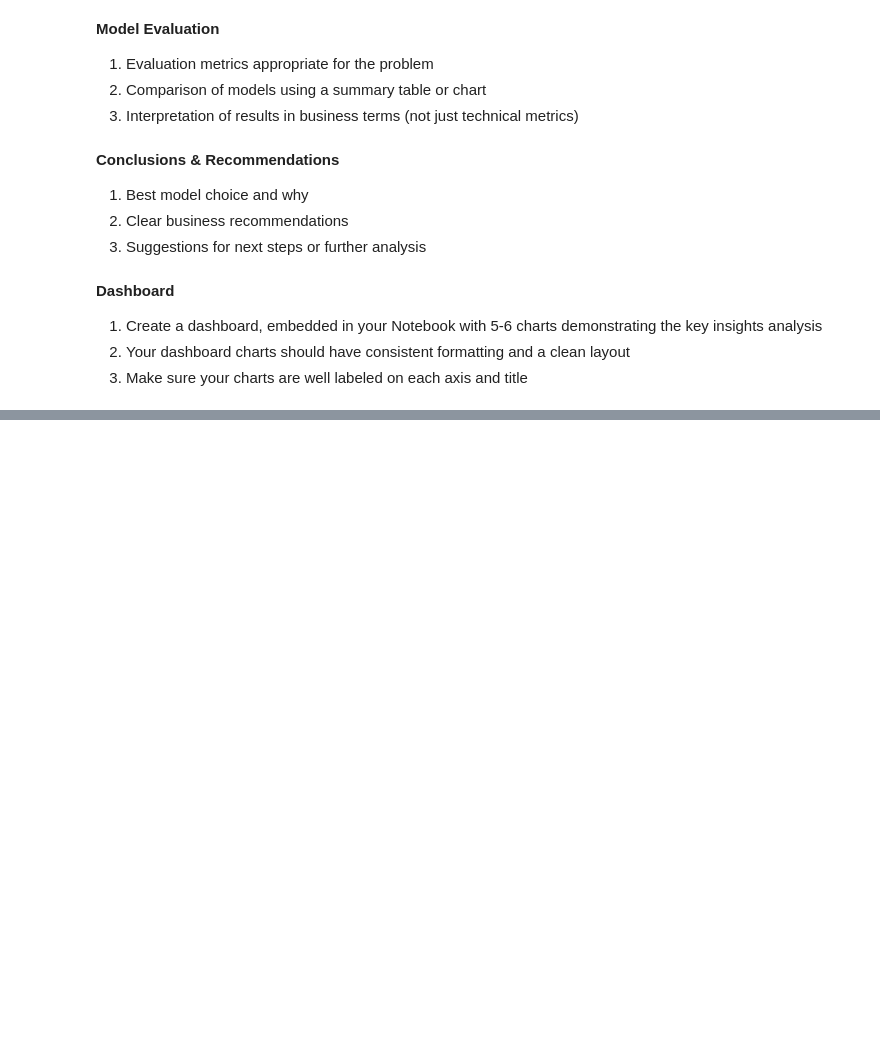
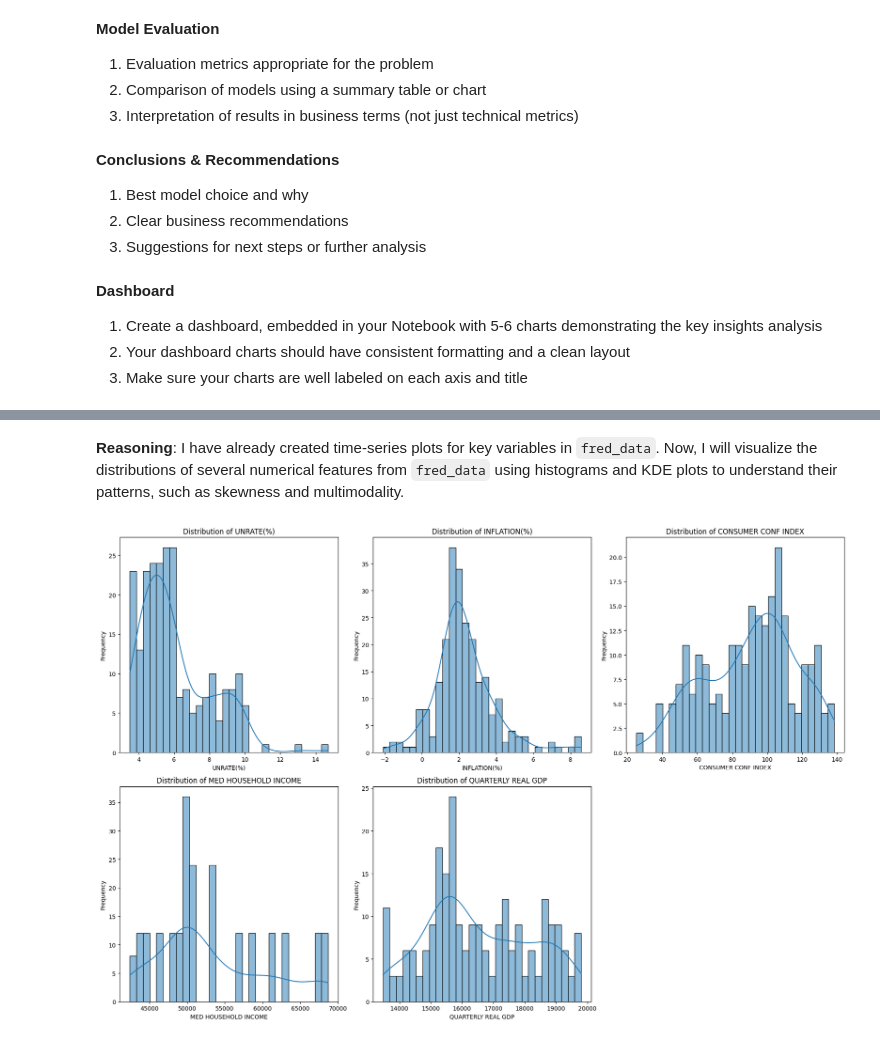
Before and after one commit to brysonchristensen/IS-4487, a Jupyter notebook: IS_4487_Group_Project_Notebook_1.2.ipynb, the cells around one changed output, grey strips where cells are left out. Cells and saved outputs as stored; diff of their text form; code cells hidden in the pictures; blank space fills up the shorter version.

```diff
--- a/IS_4487_Group_Project_Notebook_1.2.ipynb
+++ b/IS_4487_Group_Project_Notebook_1.2.ipynb
@@ -70,0 +239,16 @@ https://www.deloitte.com/us/en/insights/industry/technology/technology-media-tel
+# %% [markdown]
+**Reasoning**:
+I have already created time-series plots for key variables in `fred_data`. Now, I will visualize the distributions of several numerical features from `fred_data` using histograms and KDE plots to understand their patterns, such as skewness and multimodality.
+# %%
+numerical_cols_fred = ['UNRATE(%)', 'INFLATION(%)', 'CONSUMER CONF INDEX', 'MED HOUSEHOLD INCOME', 'QUARTERLY REAL GDP']
+plt.figure(figsize=(18, 12))
+for i, col in enumerate(numerical_cols_fred):
+    plt.subplot(2, 3, i + 1) # Adjust subplot grid based on number of columns
+    sns.histplot(fred_data[col].dropna(), kde=True, bins=30)
+    plt.title(f'Distribution of {col}')
+    plt.xlabel(col)
+    plt.ylabel('Frequency')
+plt.tight_layout()
+plt.show()
+# %% [output]
+[figure, added]
```
Also changed, not shown: parts of 18 cells of this notebook.
